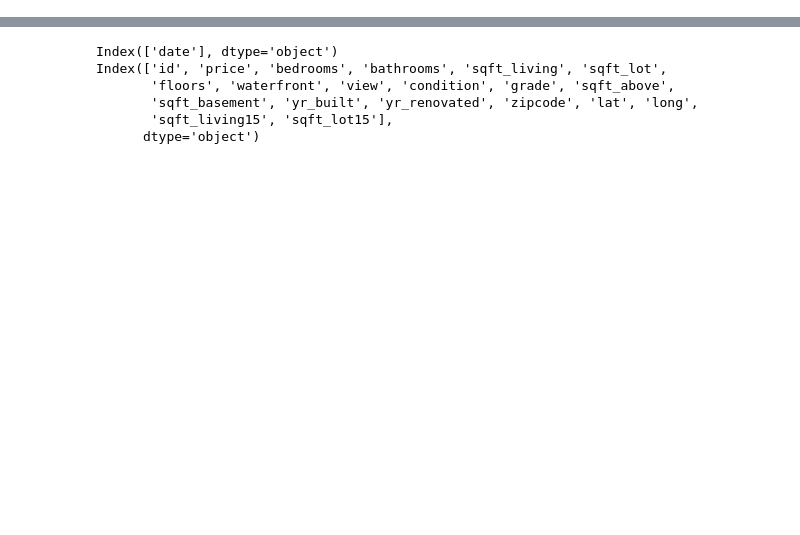
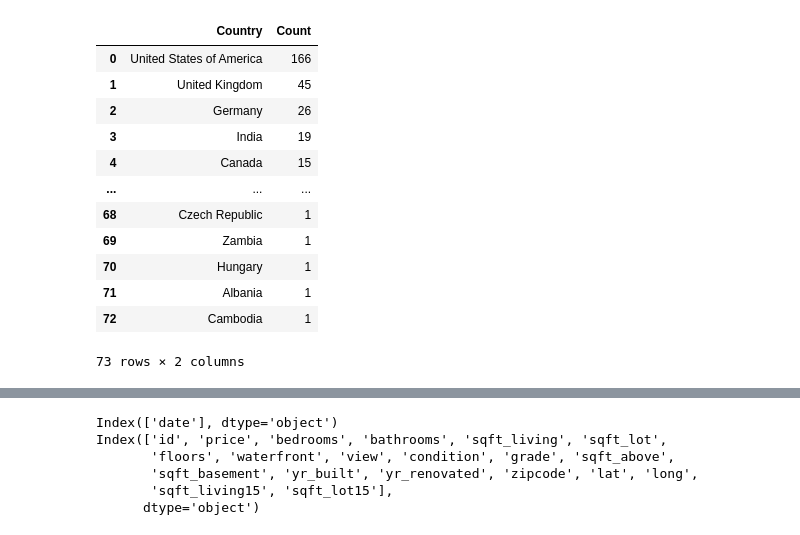
Before and after one commit to YehorSavchenko/Introduction-to-Data-Science, a Jupyter notebook: Cwiczenia1/Assignment_Optional_1_solution_YehorSavchenko.ipynb, the cells around one changed output, grey strips where cells are left out. Cells and saved outputs as stored; diff of their text form; code cells hidden in the pictures; blank space fills up the shorter version.

```diff
--- a/Cwiczenia1/Assignment_Optional_1_solution_YehorSavchenko.ipynb
+++ b/Cwiczenia1/Assignment_Optional_1_solution_YehorSavchenko.ipynb
@@ -37,0 +159,19 @@ df_schema.head()
+# %%
+country_counts_df.at[0, 'Country'] = 'United States of America'
+country_counts_df.at[13, 'Country'] = 'Russia'
+#country_counts_df[country_counts_df['Country']=='Russian Federation']['Country'] = 'Russia'
+country_counts_df
+# %% [output]
+|  | Country | Count |
+| 0 | United States of America | 166 |
+| 1 | United Kingdom | 45 |
+| 2 | Germany | 26 |
+| 3 | India | 19 |
+| 4 | Canada | 15 |
+| ... | ... | ... |
+| 68 | Czech Republic | 1 |
+| 69 | Zambia | 1 |
+| 70 | Hungary | 1 |
+| 71 | Albania | 1 |
+| 72 | Cambodia | 1 |
+73 rows × 2 columns
```
Also changed, not shown: parts of 13 cells of this notebook.
